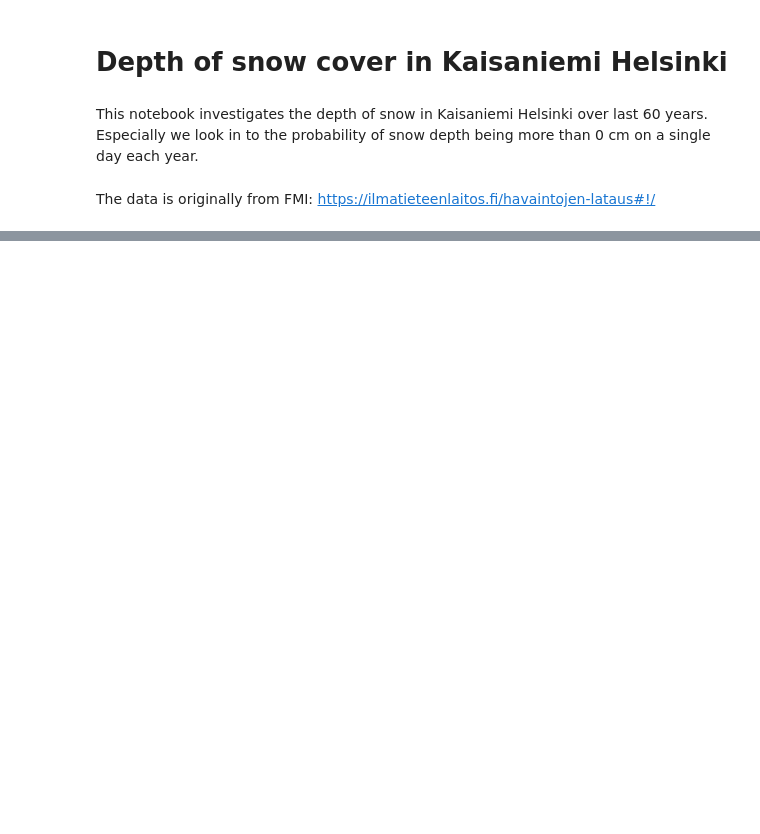
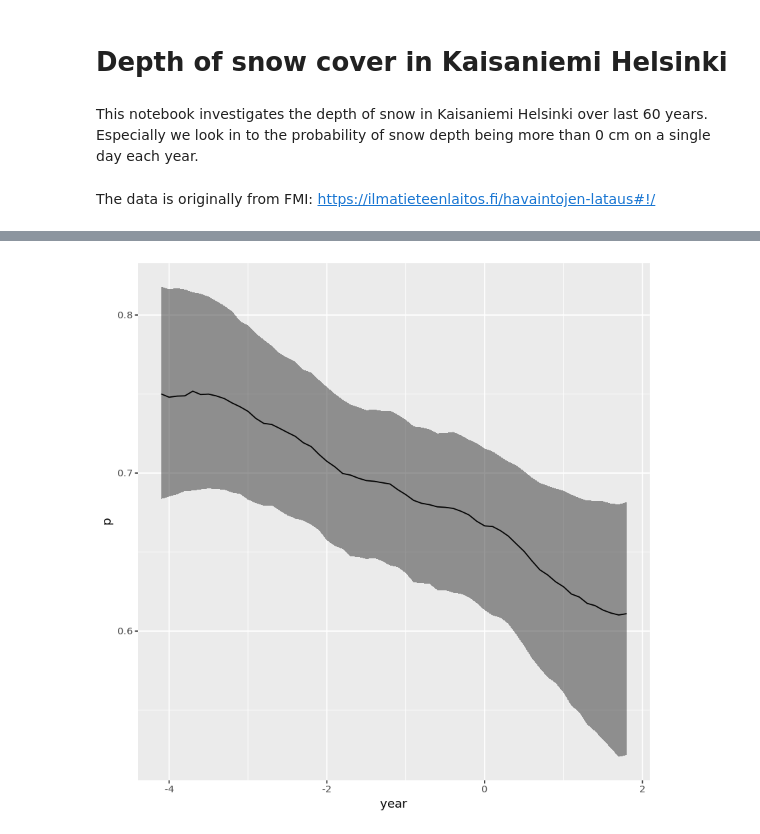
Before and after one commit to euxoa/ompeluseura, a Jupyter notebook: Kaisaniemi-Snow.ipynb, the cells around one changed output, grey strips where cells are left out. Drawn from its saved outputs; the diff is of its cells as text; code cells hidden in the pictures; blank space fills up the shorter version.

Commit message:
state-space model at the end

```diff
--- a/Kaisaniemi-Snow.ipynb
+++ b/Kaisaniemi-Snow.ipynb
@@ -113,0 +201,26 @@ hist(predictions)
+# %%
+statespace_code <- "
+data {
+   int N;
+   int<lower=0, upper=1> is_snow[N]; }
+parameters {
+   vector[N] innovations;
+   real base;
+   real<lower=0> sigma;
+   real ytrend;
+   }
+model {
+   innovations ~ normal(ytrend, 1);
+   is_snow ~ bernoulli_logit(base + sigma * cumulative_sum(innovations));
+   base ~ normal(0, 5);
+   sigma ~ normal(0, .1);
+   ytrend ~ normal(0, .1);
+}
+generated quantities {
+   vector[N] prob;
+   prob = inv_logit(base + sigma * cumulative_sum(innovations));
+}
+"
+
+mss <- stan_model(model_code = statespace_code)
+fit_ss <- sampling(mss, data=stan_data, control=list(adapt_delta=.95))
@@ -113,0 +247,7 @@ hist(predictions)
+# %%
+apply(extract(fit_ss, "prob")[[1]], 2, function (x) quantile(x, c(.25, .5, .75))) %>%
+  t() %>% as.data.frame() %>% setNames(c("pmin", "p", "pmax")) %>%
+  mutate(year=stan_data$decade) %>%
+  ggplot(aes(x=year, ymin=pmin, y=p, ymax=pmax)) + geom_ribbon(alpha=.5) + geom_line()
+# %% [output]
+[figure, added]
```
Also changed, not shown: parts of 26 cells of this notebook.
